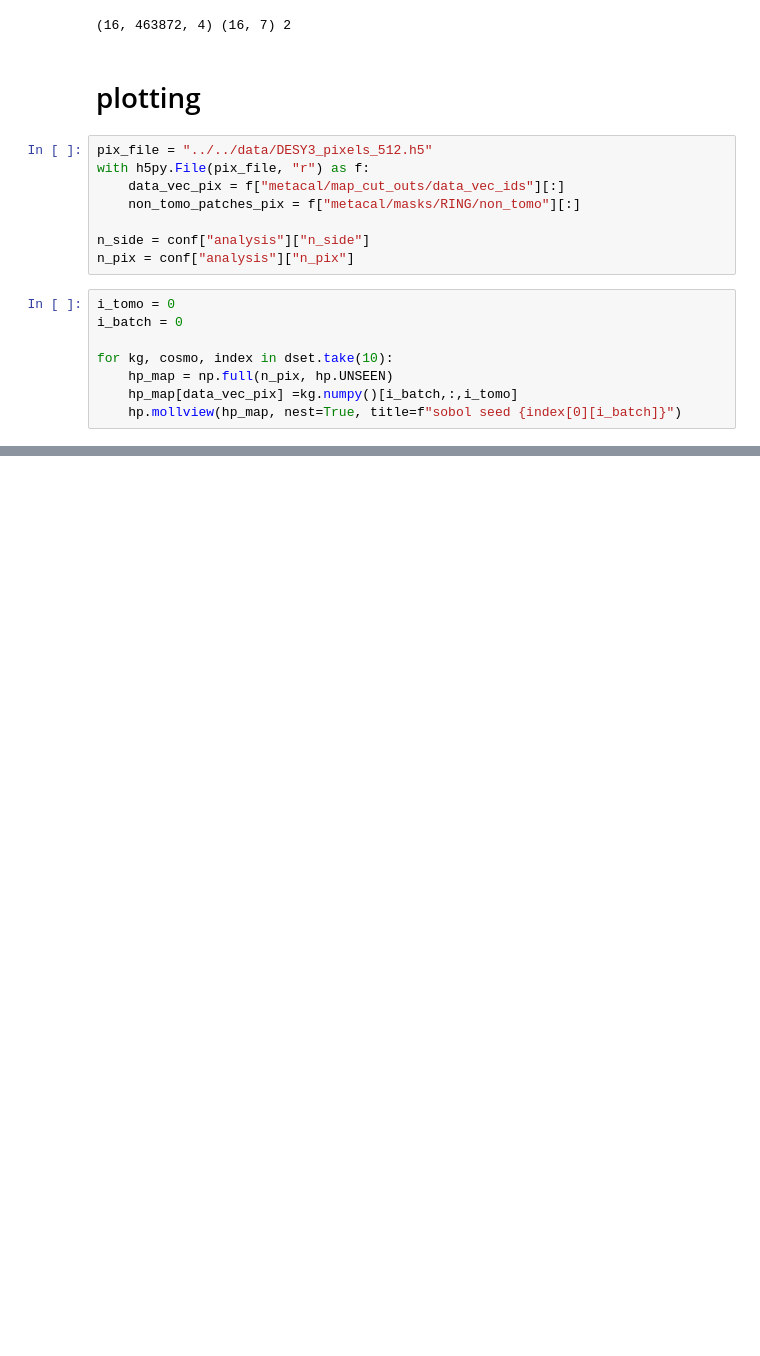
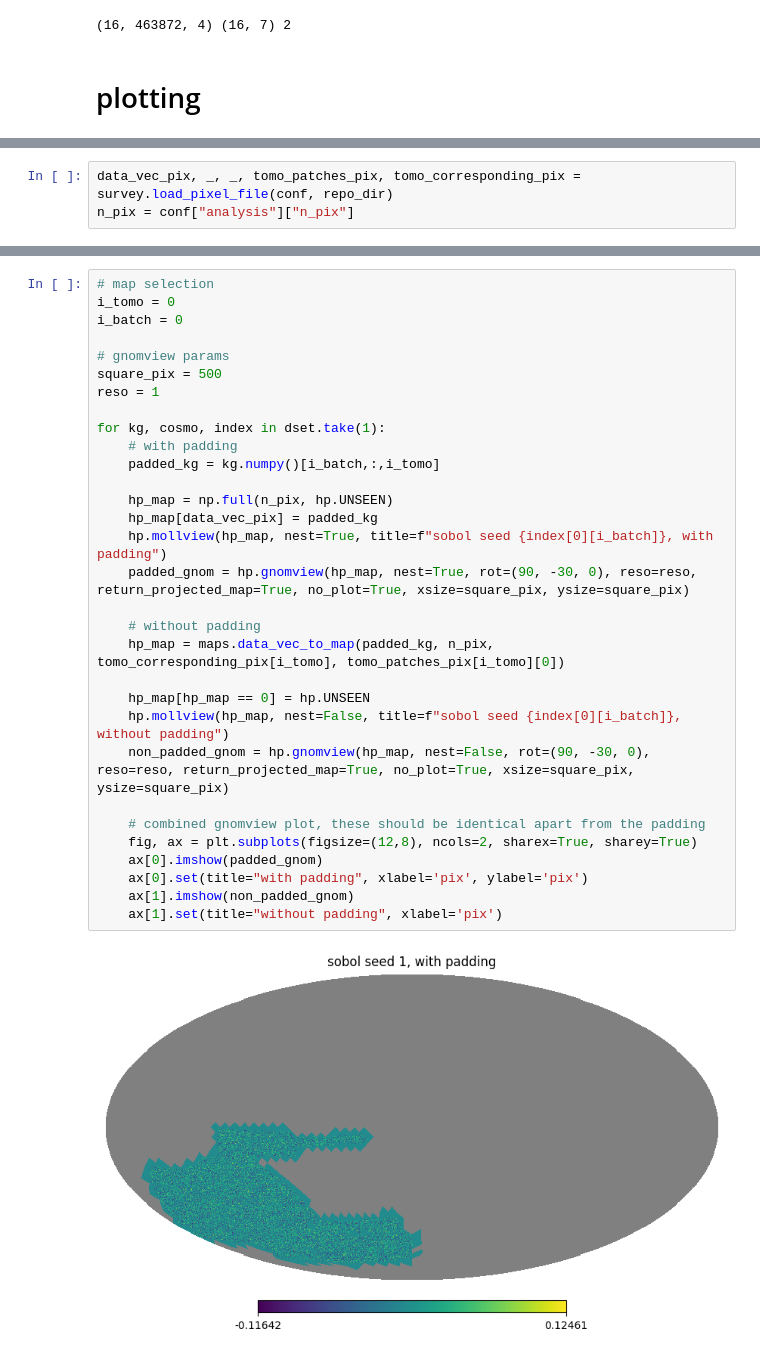
Before and after one commit to des-science/multiprobe-simulation-forward-model, a Jupyter notebook: notebooks/grid_pipeline/grid_pipeline.ipynb, the cells around one changed output, grey strips where cells are left out. Saved outputs shown, nothing was run; the diff lists cells and outputs as text; blank space fills up the shorter version.

Commit message:
moved the data vector cut out function

```diff
--- a/notebooks/grid_pipeline/grid_pipeline.ipynb
+++ b/notebooks/grid_pipeline/grid_pipeline.ipynb
@@ -44,19 +77,3 @@ for kg, cosmo, index in dset.take(1):
 (16, 463872, 4) (16, 7) 2
 # %% [markdown]
 # plotting
-# %%
-pix_file = "../../data/DESY3_pixels_512.h5"
-with h5py.File(pix_file, "r") as f:
-    data_vec_pix = f["metacal/map_cut_outs/data_vec_ids"][:]
-    non_tomo_patches_pix = f["metacal/masks/RING/non_tomo"][:]
-
-n_side = conf["analysis"]["n_side"]
-n_pix = conf["analysis"]["n_pix"]
-# %%
-i_tomo = 0
-i_batch = 0
-
-for kg, cosmo, index in dset.take(10):
-    hp_map = np.full(n_pix, hp.UNSEEN)
-    hp_map[data_vec_pix] =kg.numpy()[i_batch,:,i_tomo]
-    hp.mollview(hp_map, nest=True, title=f"sobol seed {index[0][i_batch]}")
@@ -73,0 +80,3 @@ for kg, cosmo, index in dset.take(10):
+# %%
+data_vec_pix, _, _, tomo_patches_pix, tomo_corresponding_pix = survey.load_pixel_file(conf, repo_dir)
+n_pix = conf["analysis"]["n_pix"]
@@ -73,0 +85,33 @@ for kg, cosmo, index in dset.take(10):
+# %%
+# map selection
+i_tomo = 0
+i_batch = 0
+
+# gnomview params
+square_pix = 500
+reso = 1
+
+for kg, cosmo, index in dset.take(1):
+    # with padding
+    padded_kg = kg.numpy()[i_batch,:,i_tomo]
+
+    hp_map = np.full(n_pix, hp.UNSEEN)
+    hp_map[data_vec_pix] = padded_kg
+    hp.mollview(hp_map, nest=True, title=f"sobol seed {index[0][i_batch]}, with padding")
+    padded_gnom = hp.gnomview(hp_map, nest=True, rot=(90, -30, 0), reso=reso, return_projected_map=True, no_plot=True, xsize=square_pix, ysize=square_pix)
+
+    # without padding
+    hp_map = maps.data_vec_to_map(padded_kg, n_pix, tomo_corresponding_pix[i_tomo], tomo_patches_pix[i_tomo][0])
+
+    hp_map[hp_map == 0] = hp.UNSEEN
+    hp.mollview(hp_map, nest=False, title=f"sobol seed {index[0][i_batch]}, without padding")
+    non_padded_gnom = hp.gnomview(hp_map, nest=False, rot=(90, -30, 0), reso=reso, return_projected_map=True, no_plot=True, xsize=square_pix, ysize=square_pix)
+
+    # combined gnomview plot, these should be identical apart from the padding
+    fig, ax = plt.subplots(figsize=(12,8), ncols=2, sharex=True, sharey=True)
+    ax[0].imshow(padded_gnom)
+    ax[0].set(title="with padding", xlabel='pix', ylabel='pix')
+    ax[1].imshow(non_padded_gnom)
+    ax[1].set(title="without padding", xlabel='pix')
+# %% [output]
+[figure, added]
```
Also changed, not shown: parts of 7 cells of this notebook, 2 other files.
